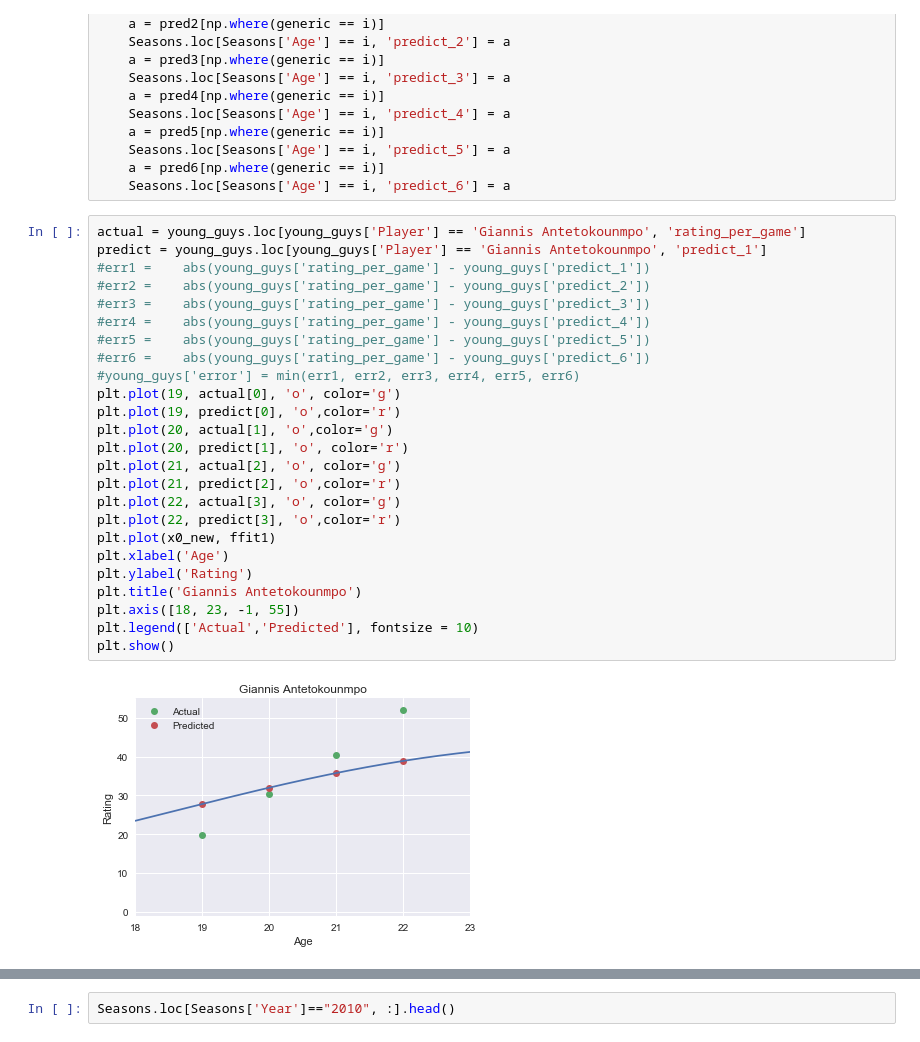
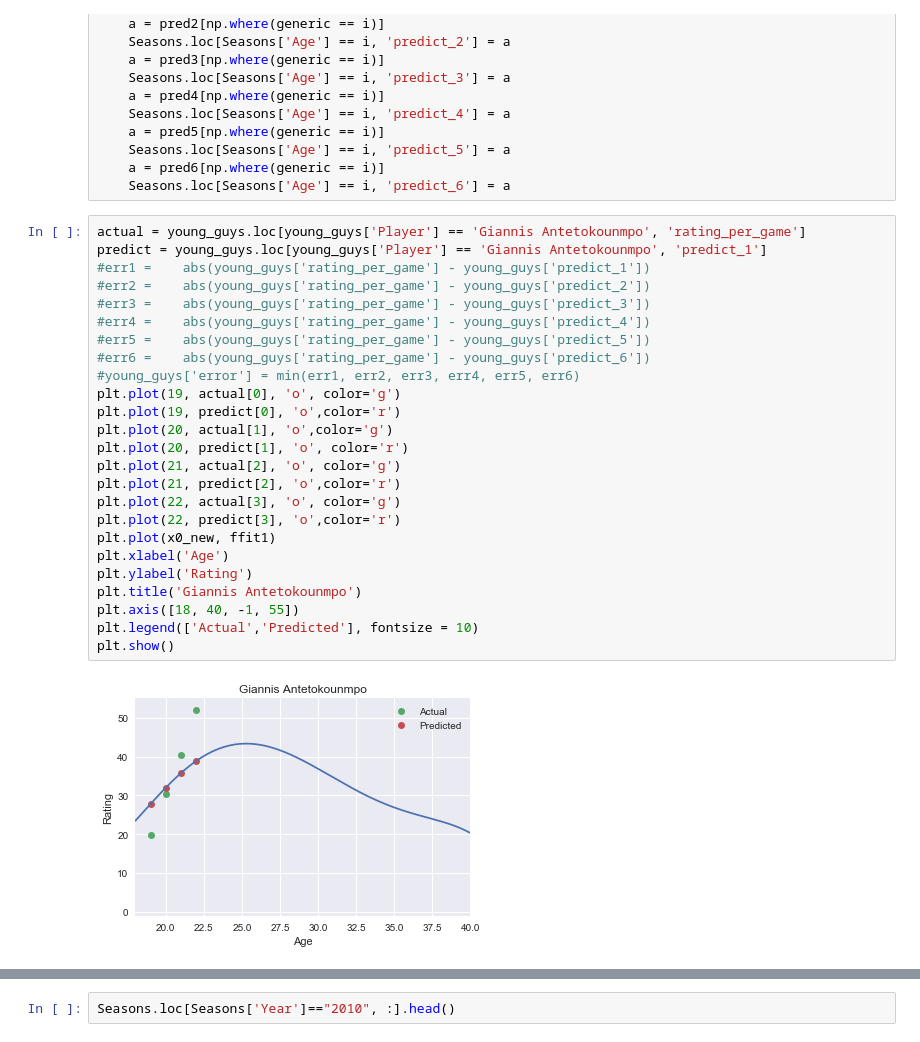
Before and after one commit to kevinetta/nba_data_science, a Jupyter notebook: NBAPROJECT.ipynb, the cells around one changed output, grey strips where cells are left out. Cells and saved outputs as stored; diff of their text form.

```diff
--- a/NBAPROJECT.ipynb
+++ b/NBAPROJECT.ipynb
@@ -418,27 +411,27 @@ for i in range(18, 40):
 # %%
 actual = young_guys.loc[young_guys['Player'] == 'Giannis Antetokounmpo', 'rating_per_game']
 predict = young_guys.loc[young_guys['Player'] == 'Giannis Antetokounmpo', 'predict_1']
 #err1 =    abs(young_guys['rating_per_game'] - young_guys['predict_1'])
 #err2 =    abs(young_guys['rating_per_game'] - young_guys['predict_2'])
 #err3 =    abs(young_guys['rating_per_game'] - young_guys['predict_3'])
 #err4 =    abs(young_guys['rating_per_game'] - young_guys['predict_4'])
 #err5 =    abs(young_guys['rating_per_game'] - young_guys['predict_5'])
 #err6 =    abs(young_guys['rating_per_game'] - young_guys['predict_6'])
 #young_guys['error'] = min(err1, err2, err3, err4, err5, err6)
 plt.plot(19, actual[0], 'o', color='g')
 plt.plot(19, predict[0], 'o',color='r')
 plt.plot(20, actual[1], 'o',color='g')
 plt.plot(20, predict[1], 'o', color='r')
 plt.plot(21, actual[2], 'o', color='g')
 plt.plot(21, predict[2], 'o',color='r')
 plt.plot(22, actual[3], 'o', color='g')
 plt.plot(22, predict[3], 'o',color='r')
 plt.plot(x0_new, ffit1)
 plt.xlabel('Age')
 plt.ylabel('Rating')
 plt.title('Giannis Antetokounmpo')
-plt.axis([18, 23, -1, 55])
+plt.axis([18, 40, -1, 55])
 plt.legend(['Actual','Predicted'], fontsize = 10)
 plt.show()
 # %% [output]
-[figure, old version]
+[figure, new version]
```
Also changed, not shown: parts of 18 cells of this notebook.
